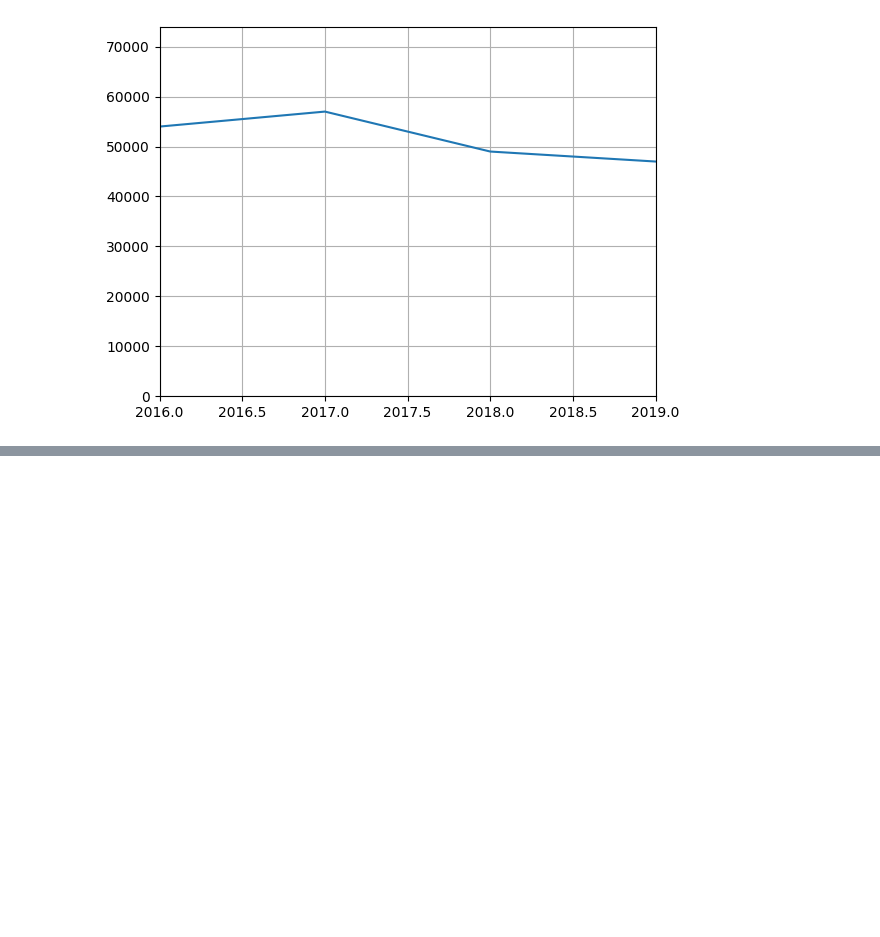
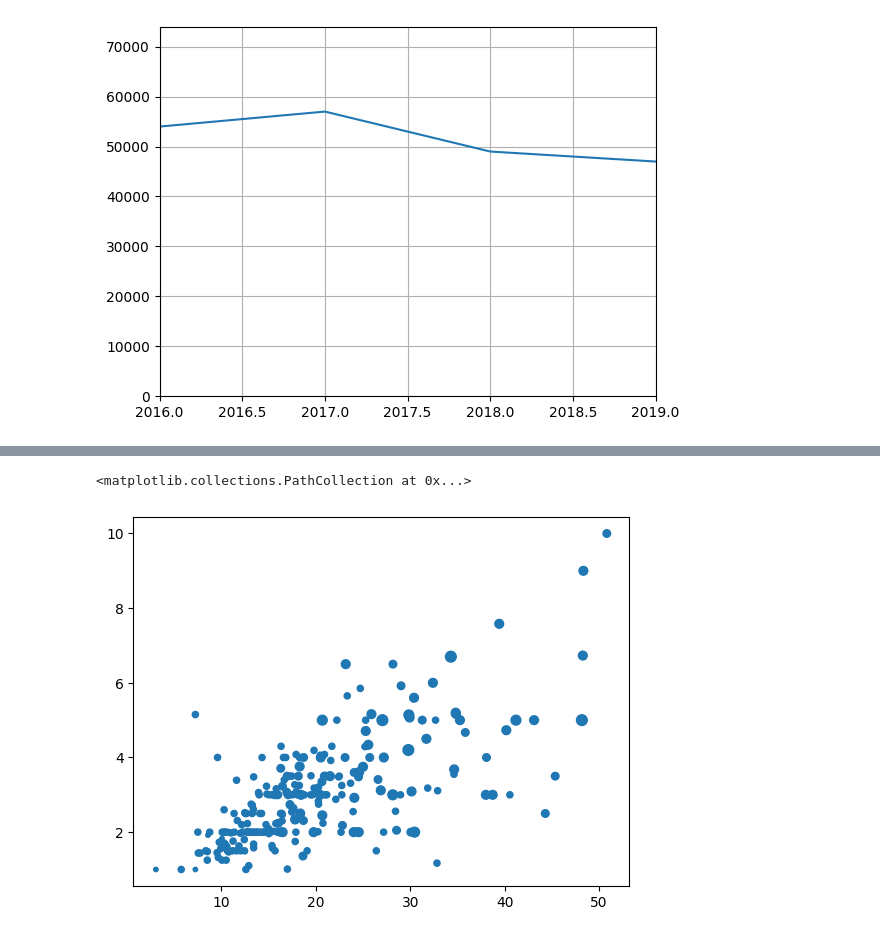
Before and after one commit to Vivek-Joshi17/Data_Visualization, a Jupyter notebook: Data_Visualize.ipynb, the cells around one changed output, grey strips where cells are left out. Cells and saved outputs as stored; diff of their text form; code cells hidden in the pictures; blank space fills up the shorter version.

```diff
--- a/Data_Visualize.ipynb
+++ b/Data_Visualize.ipynb
@@ -179,0 +233,9 @@ plt.show()
+# %%
+#Scattering in tip dataset
+tips = sb.load_dataset('tips')
+tips
+
+plt.scatter(tips['total_bill'],tips['tip'],s=tips['size']*10)
+# %% [output]
+<matplotlib.collections.PathCollection at 0x...>
+[figure, added]
```
Also changed, not shown: parts of 13 cells of this notebook.
